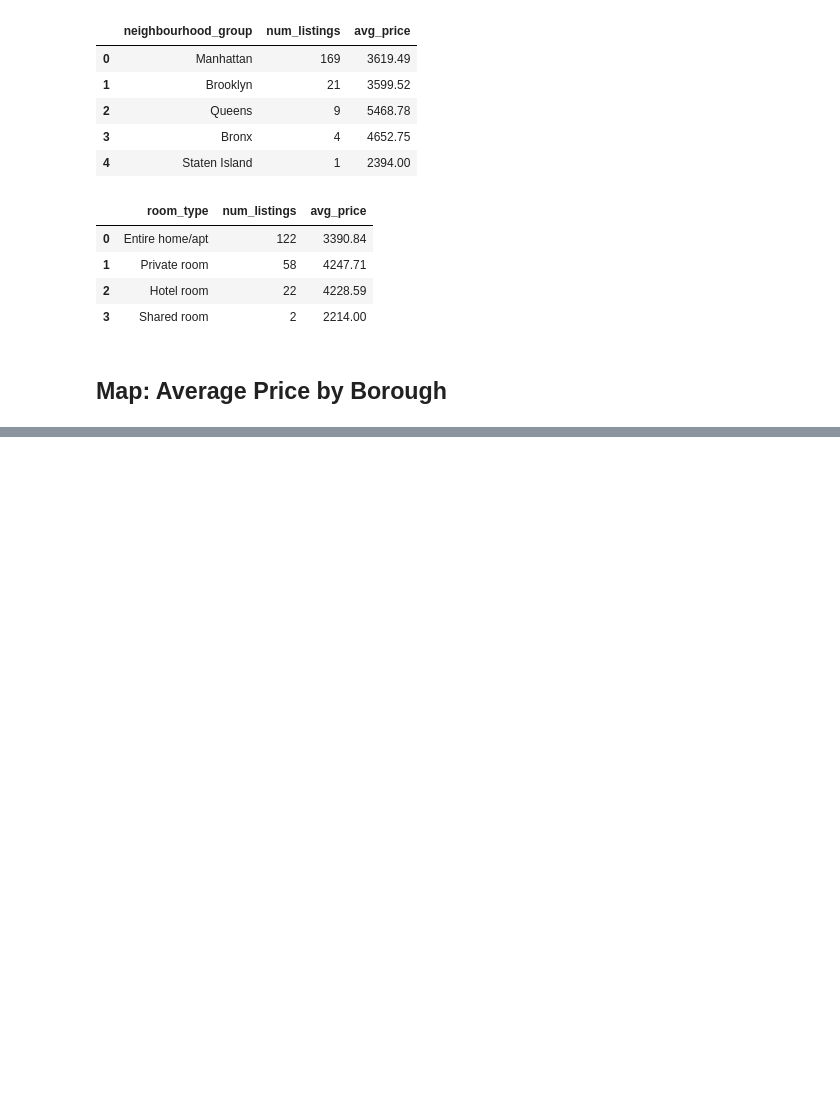
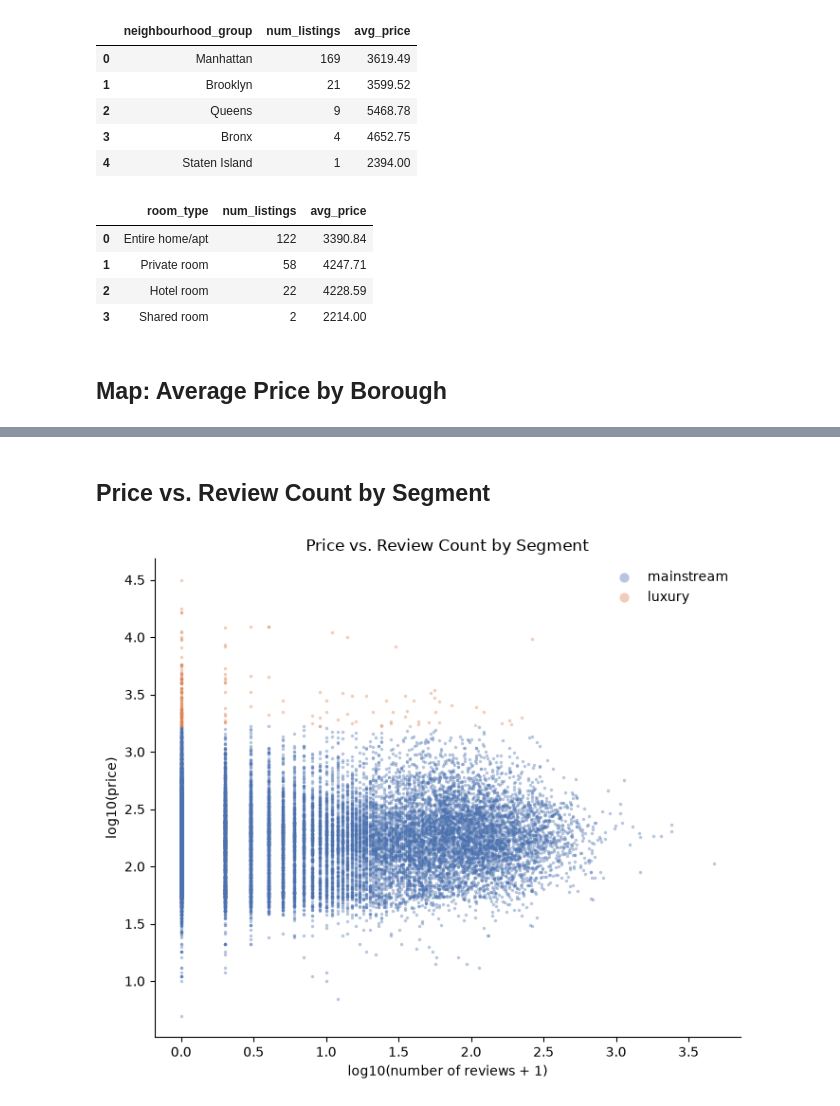
Before and after one commit to jj572/nyc-airbnb-pricing-analysis, a Jupyter notebook: notebooks/exploratory_analysis.ipynb, the cells around one changed output, grey strips where cells are left out. Saved outputs shown, nothing was run; the diff lists cells and outputs as text; code cells hidden in the pictures; blank space fills up the shorter version.

```diff
--- a/notebooks/exploratory_analysis.ipynb
+++ b/notebooks/exploratory_analysis.ipynb
@@ -240,0 +237,38 @@ If this were a live product question rather than a portfolio project, the natura
+# %% [markdown]
+## Price vs. Review Count by Segment
+# %%
+import numpy as np
+
+query = """
+SELECT price, number_of_reviews, segment
+FROM listings
+"""
+scatter_df = pd.read_sql(query, conn)
+
+fig, ax = plt.subplots(figsize=(7, 6))
+
+colors = {"mainstream": "#4C72B0", "luxury": "#DD8452"}
+for seg, color in colors.items():
+    subset = scatter_df[scatter_df["segment"] == seg]
+    ax.scatter(
+        np.log10(subset["number_of_reviews"] + 1),
+        np.log10(subset["price"]),
+        s=6,
+        alpha=0.4,
+        color=color,
+        label=seg,
+        linewidths=0,
+    )
+
+ax.set_xlabel("log10(number of reviews + 1)")
+ax.set_ylabel("log10(price)")
+ax.set_title("Price vs. Review Count by Segment")
+ax.spines["top"].set_visible(False)
+ax.spines["right"].set_visible(False)
+ax.legend(frameon=False, markerscale=3)
+
+plt.tight_layout()
+plt.savefig("../outputs/figures/price_vs_reviews_by_segment.png", dpi=150, bbox_inches="tight")
+plt.show()
+# %% [output]
+[figure, added]
```
Also changed, not shown: parts of 13 cells of this notebook, 2 other files.
